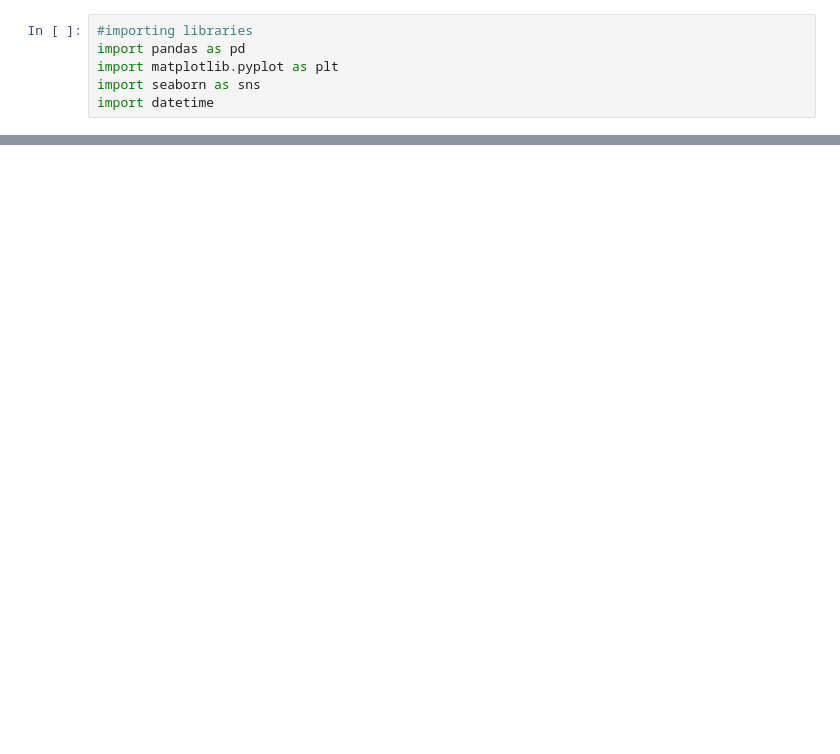
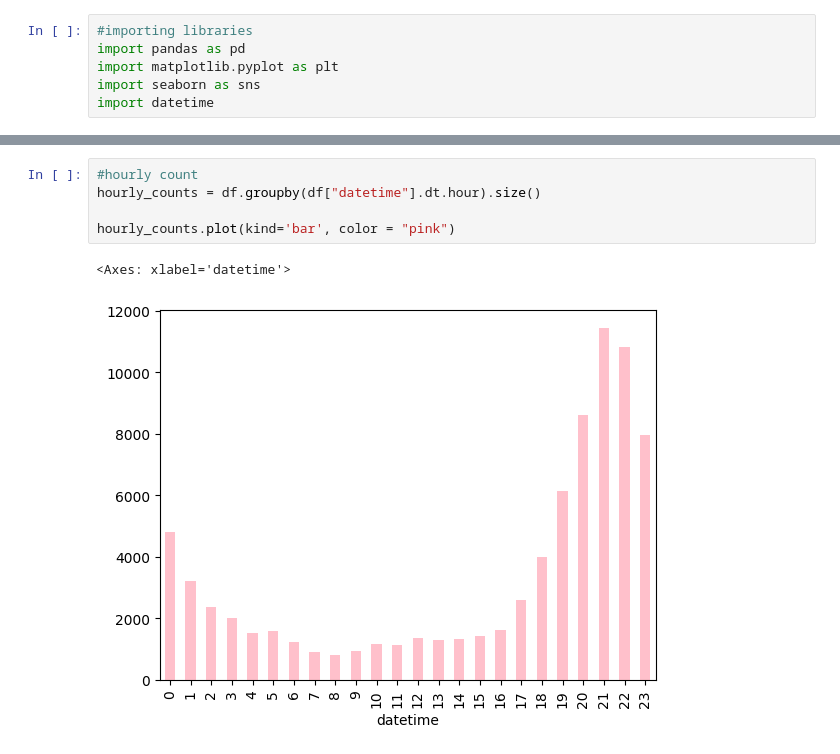
Before and after one commit to FischerLogan/statistical_analysis_of_aerial_phenomena, a Jupyter notebook: notebook/refined_analysis.ipynb, the cells around one changed output, grey strips where cells are left out. Drawn from its saved outputs; the diff is of its cells as text; blank space fills up the shorter version.

```diff
--- a/notebook/refined_analysis.ipynb
+++ b/notebook/refined_analysis.ipynb
@@ -24,0 +170,8 @@ df.head(10)
+# %%
+#hourly count
+hourly_counts = df.groupby(df["datetime"].dt.hour).size()
+
+hourly_counts.plot(kind='bar', color = "pink")
+# %% [output]
+<Axes: xlabel='datetime'>
+[figure, added]
```
Also changed, not shown: parts of 17 cells of this notebook.
